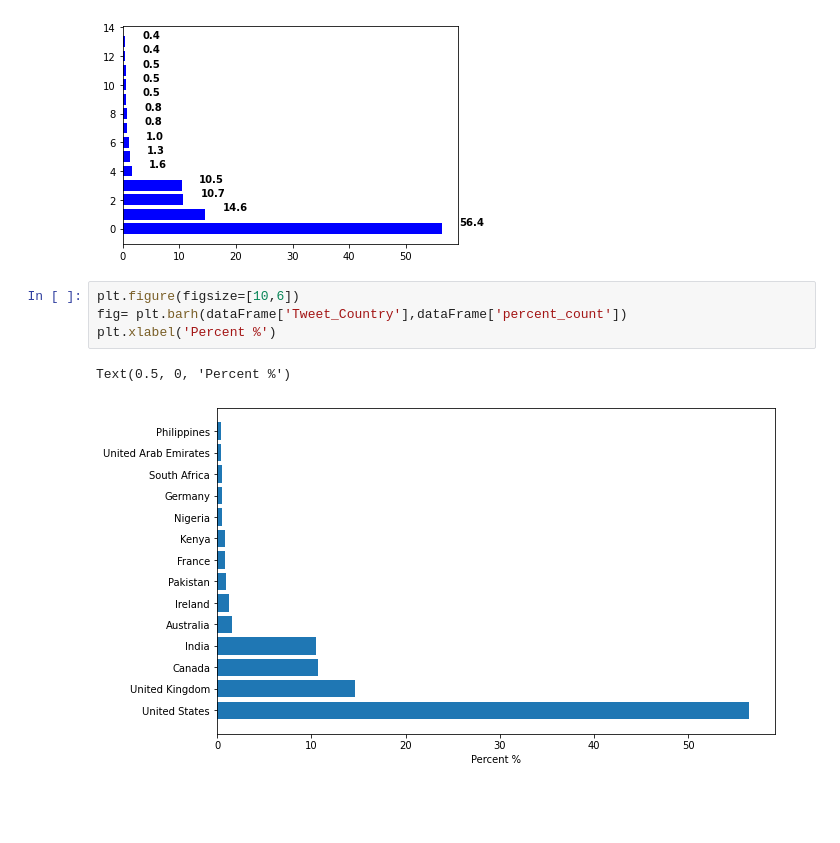
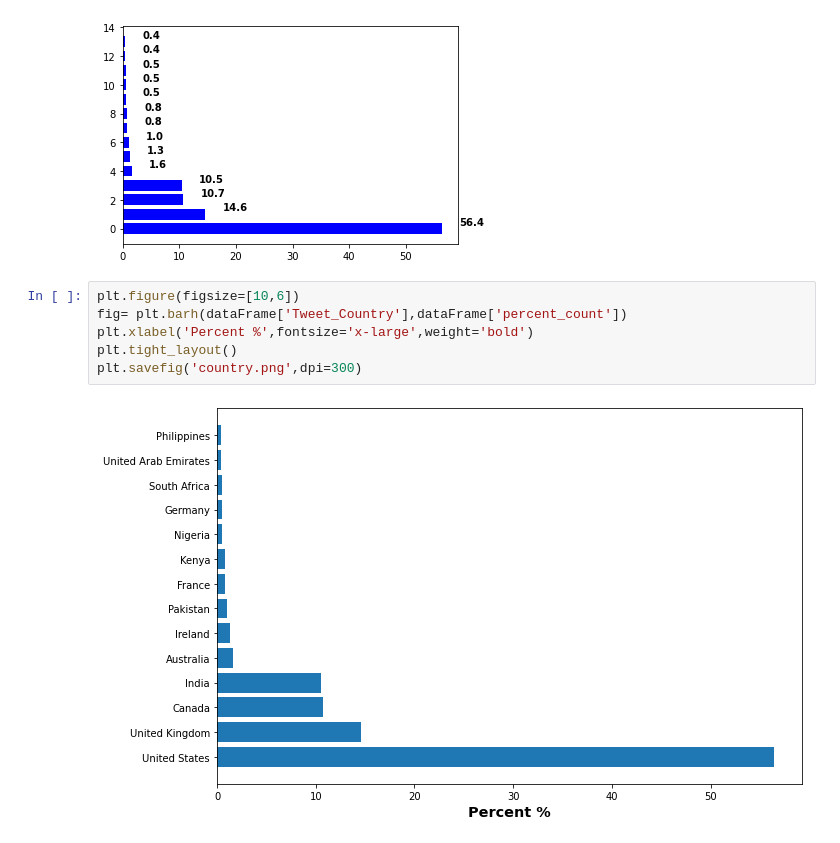
Before and after one commit to betty6you/TeamProject_group6, a Jupyter notebook: Vaccination_Country_Analysis.ipynb, the cells around one changed output. Cells and saved outputs as stored; diff of their text form; blank space fills up the shorter version.

```diff
--- a/Vaccination_Country_Analysis.ipynb
+++ b/Vaccination_Country_Analysis.ipynb
@@ -126,7 +126,8 @@ plt.show()
 # %%
 plt.figure(figsize=[10,6])
 fig= plt.barh(dataFrame['Tweet_Country'],dataFrame['percent_count'])
-plt.xlabel('Percent %')
+plt.xlabel('Percent %',fontsize='x-large',weight='bold')
+plt.tight_layout()
+plt.savefig('country.png',dpi=300)
 # %% [output]
-Text(0.5, 0, 'Percent %')
-[figure, old version]
+[figure, new version]
```
